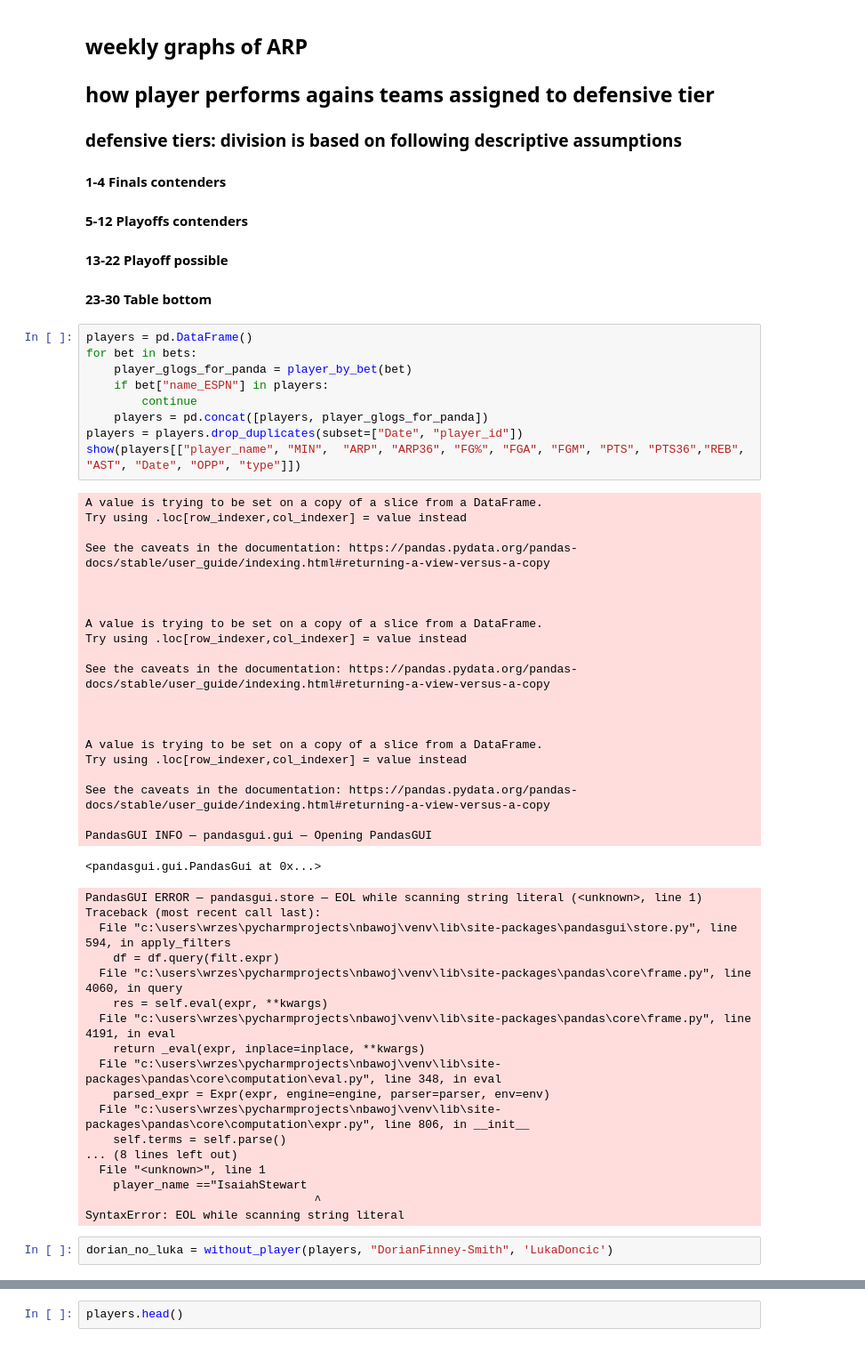
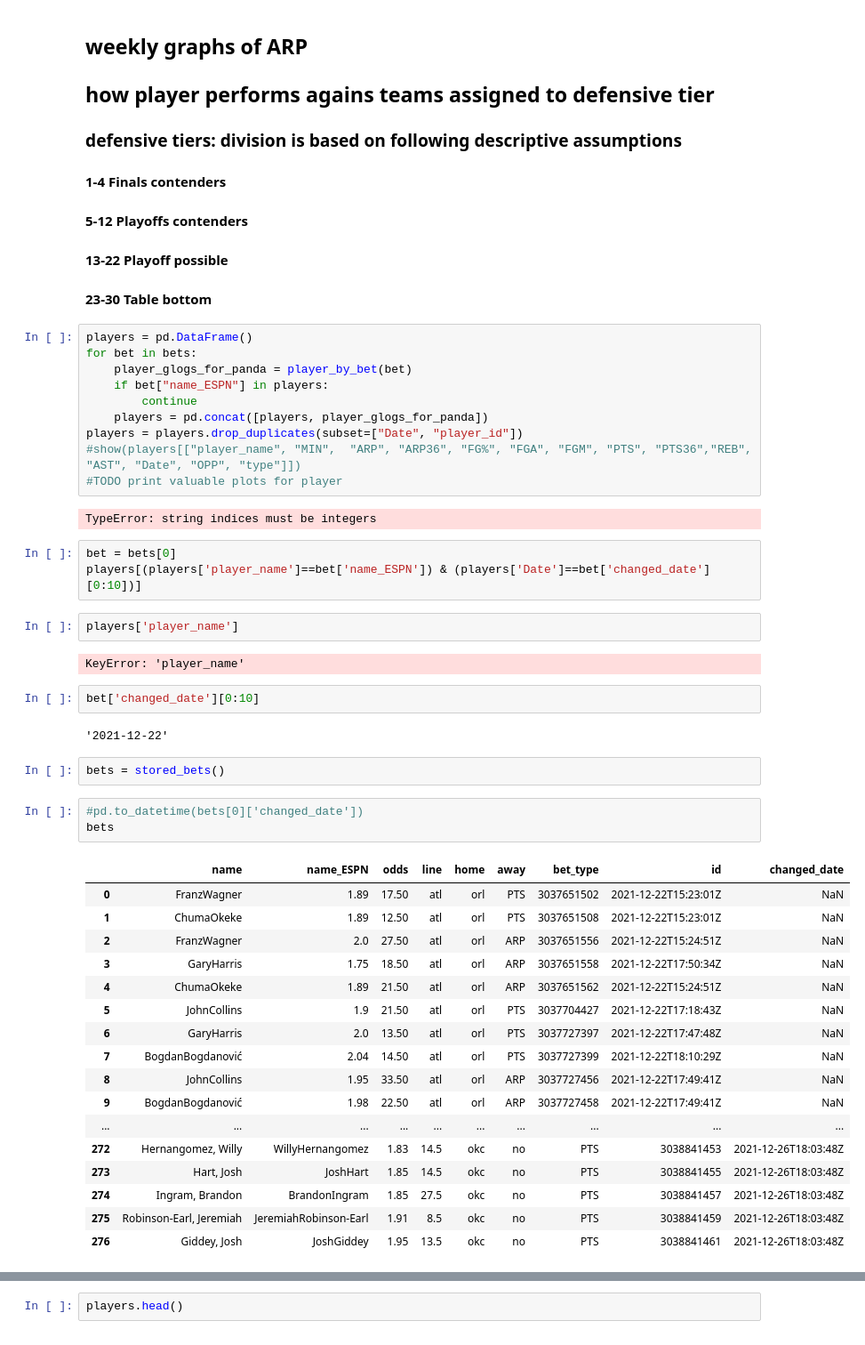
Before and after one commit to wojtrze/nba-stats, a Jupyter notebook: Untitled6.ipynb, the cells around one changed output, grey strips where cells are left out. Shown at 89% size. Cells and saved outputs as stored; diff of their text form.

```diff
--- a/Untitled6.ipynb
+++ b/Untitled6.ipynb
@@ -110,45 +65,41 @@ for bet in bets:
         continue
     players = pd.concat([players, player_glogs_for_panda])
 players = players.drop_duplicates(subset=["Date", "player_id"])
-show(players[["player_name", "MIN",  "ARP", "ARP36", "FG%", "FGA", "FGM", "PTS", "PTS36","REB", "AST", "Date", "OPP", "type"]])
+#show(players[["player_name", "MIN",  "ARP", "ARP36", "FG%", "FGA", "FGM", "PTS", "PTS36","REB", "AST", "Date", "OPP", "type"]])
+#TODO print valuable plots for player
 # %% [output]
-A value is trying to be set on a copy of a slice from a DataFrame.
-Try using .loc[row_indexer,col_indexer] = value instead
-
-See the caveats in the documentation: https://pandas.pydata.org/pandas-docs/stable/user_guide/indexing.html#returning-a-view-versus-a-copy
-
-
-
-A value is trying to be set on a copy of a slice from a DataFrame.
-Try using .loc[row_indexer,col_indexer] = value instead
-
-See the caveats in the documentation: https://pandas.pydata.org/pandas-docs/stable/user_guide/indexing.html#returning-a-view-versus-a-copy
-
-
-
-A value is trying to be set on a copy of a slice from a DataFrame.
-Try using .loc[row_indexer,col_indexer] = value instead
-
-See the caveats in the documentation: https://pandas.pydata.org/pandas-docs/stable/user_guide/indexing.html#returning-a-view-versus-a-copy
-
-PandasGUI INFO — pandasgui.gui — Opening PandasGUI
+TypeError: string indices must be integers
-<pandasgui.gui.PandasGui at 0x...>
-PandasGUI ERROR — pandasgui.store — EOL while scanning string literal (<unknown>, line 1)
-Traceback (most recent call last):
-  File "c:\users\wrzes\pycharmprojects\nbawoj\venv\lib\site-packages\pandasgui\store.py", line 594, in apply_filters
-    df = df.query(filt.expr)
-  File "c:\users\wrzes\pycharmprojects\nbawoj\venv\lib\site-packages\pandas\core\frame.py", line 4060, in query
-    res = self.eval(expr, **kwargs)
-  File "c:\users\wrzes\pycharmprojects\nbawoj\venv\lib\site-packages\pandas\core\frame.py", line 4191, in eval
-    return _eval(expr, inplace=inplace, **kwargs)
-  File "c:\users\wrzes\pycharmprojects\nbawoj\venv\lib\site-packages\pandas\core\computation\eval.py", line 348, in eval
-    parsed_expr = Expr(expr, engine=engine, parser=parser, env=env)
-  File "c:\users\wrzes\pycharmprojects\nbawoj\venv\lib\site-packages\pandas\core\computation\expr.py", line 806, in __init__
-    self.terms = self.parse()
-... (8 lines left out)
-  File "<unknown>", line 1
-    player_name =="IsaiahStewart
-                                 ^
-SyntaxError: EOL while scanning string literal
+# %%
+bet = bets[0]
+players[(players['player_name']==bet['name_ESPN']) & (players['Date']==bet['changed_date'][0:10])]
+# %%
+players['player_name']
+# %% [output]
+KeyError: 'player_name'
+# %%
+bet['changed_date'][0:10]
+# %% [output]
+'2021-12-22'
+# %%
+bets = stored_bets()
 # %%
-dorian_no_luka = without_player(players, "DorianFinney-Smith", 'LukaDoncic')
+#pd.to_datetime(bets[0]['changed_date'])
+bets
+# %% [output]
+|  | name | name_ESPN | odds | line | home | away | bet_type | id | changed_date |
+| 0 | FranzWagner | 1.89 | 17.50 | atl | orl | PTS | 3037651502 | 2021-12-22T15:23:01Z | NaN |
+| 1 | ChumaOkeke | 1.89 | 12.50 | atl | orl | PTS | 3037651508 | 2021-12-22T15:23:01Z | NaN |
+| 2 | FranzWagner | 2.0 | 27.50 | atl | orl | ARP | 3037651556 | 2021-12-22T15:24:51Z | NaN |
+| 3 | GaryHarris | 1.75 | 18.50 | atl | orl | ARP | 3037651558 | 2021-12-22T17:50:34Z | NaN |
+| 4 | ChumaOkeke | 1.89 | 21.50 | atl | orl | ARP | 3037651562 | 2021-12-22T15:24:51Z | NaN |
+| 5 | JohnCollins | 1.9 | 21.50 | atl | orl | PTS | 3037704427 | 2021-12-22T17:18:43Z | NaN |
+| 6 | GaryHarris | 2.0 | 13.50 | atl | orl | PTS | 3037727397 | 2021-12-22T17:47:48Z | NaN |
+| 7 | BogdanBogdanović | 2.04 | 14.50 | atl | orl | PTS | 3037727399 | 2021-12-22T18:10:29Z | NaN |
+| 8 | JohnCollins | 1.95 | 33.50 | atl | orl | ARP | 3037727456 | 2021-12-22T17:49:41Z | NaN |
+| 9 | BogdanBogdanović | 1.98 | 22.50 | atl | orl | ARP | 3037727458 | 2021-12-22T17:49:41Z | NaN |
+| ... | ... | ... | ... | ... | ... | ... | ... | ... | ... |
+| 272 | Hernangomez, Willy | WillyHernangomez | 1.83 | 14.5 | okc | no | PTS | 3038841453 | 2021-12-26T18:03:48Z |
+| 273 | Hart, Josh | JoshHart | 1.85 | 14.5 | okc | no | PTS | 3038841455 | 2021-12-26T18:03:48Z |
+| 274 | Ingram, Brandon | BrandonIngram | 1.85 | 27.5 | okc | no | PTS | 3038841457 | 2021-12-26T18:03:48Z |
+| 275 | Robinson-Earl, Jeremiah | JeremiahRobinson-Earl | 1.91 | 8.5 | okc | no | PTS | 3038841459 | 2021-12-26T18:03:48Z |
+| 276 | Giddey, Josh | JoshGiddey | 1.95 | 13.5 | okc | no | PTS | 3038841461 | 2021-12-26T18:03:48Z |
```
Also changed, not shown: parts of 6 cells of this notebook, 34 other files.
